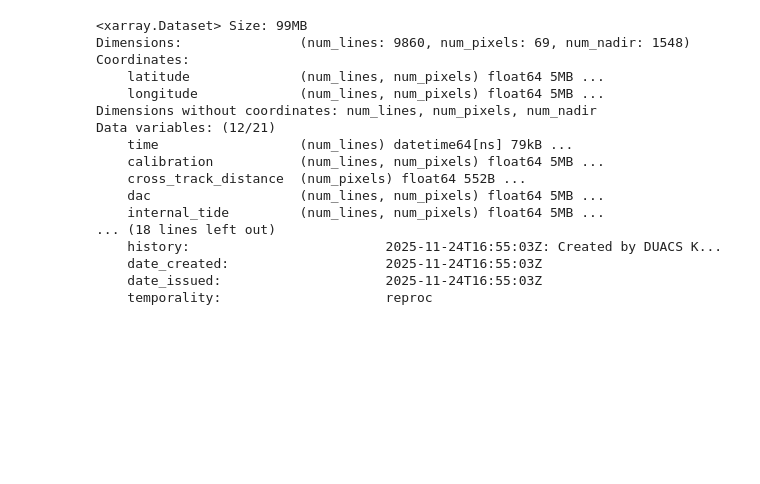
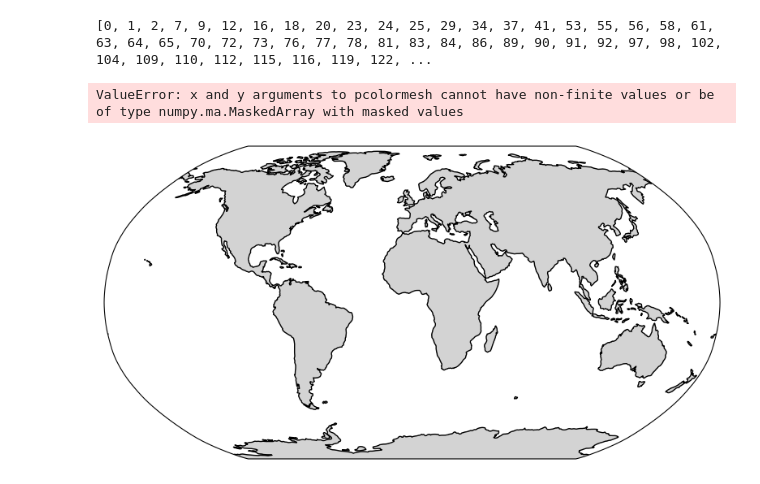
Before and after one commit to zsk4/SWOT_Global_Tides, a Jupyter notebook: SWOT_Tides_Test.ipynb, the cells around one changed output. Drawn from its saved outputs; the diff is of its cells as text; code cells hidden in the pictures; blank space fills up the shorter version.

```diff
--- a/SWOT_Tides_Test.ipynb
+++ b/SWOT_Tides_Test.ipynb
@@ -10,9 +10,18 @@ cycles, clean, and calculate tides in an harmonic inversion.
 
 # Imports
 import altimetry_downloader_aviso
+from concurrent.futures import ThreadPoolExecutor
 from pathlib import Path
 import xarray as xr
 import matplotlib.pyplot as plt
 from cartopy import crs as ccrs
+import cartopy.feature as cfeature
+import numpy as np
+from utide import solve
+import matplotlib.dates as mdates
+from joblib import Parallel, delayed
+
+output_dir = "./_Data/Test_four"
+full_dir = "./_Data/Test_full"
 # %%
 # Download SWOT
@@ -39,3 +61,31 @@ altimetry_downloader_aviso.get("SWOT_L3_LR_SSH_Expert", output_dir=output_dir, c
+# %%
+bad = [i for i, df in enumerate(data_df)
+       if np.ptp(((df['longitude'] + 180) % 360 - 180).values) > 180]
+print(bad)
+# %% [output]
+[0, 1, 2, 7, 9, 12, 16, 18, 20, 23, 24, 25, 29, 34, 37, 41, 53, 55, 56, 58, 61, 63, 64, 65, 70, 72, 73, 76, 77, 78, 81, 83, 84, 86, 89, 90, 91, 92, 97, 98, 102, 104, 109, 110, 112, 115, 116, 119, 122, ...
+# %%
+fig, ax = plt.subplots(figsize=(10, 5),subplot_kw={'projection': ccrs.Robinson()})
+# Add grey continents using cfeature
+for df in data_df[::5]:
+    cb = ax.pcolormesh(df['longitude'], df['latitude'], df['ssha_filtered'], shading='auto',transform=ccrs.PlateCarree(), cmap='seismic', alpha=1, vmin=-1, vmax=1)
+# Add coastlines
+ax.set_facecolor('white')
+ax.add_feature(
+    cfeature.LAND,
+    facecolor='lightgray',
+    edgecolor='gray',
+    linewidth=0.3,
+    zorder=0
+)
+ax.coastlines()
+#ax.set_extent([-5, 0, 60, 65], crs=ccrs.PlateCarree())
+ax.set_extent([-180, 180, -90, 90], crs=ccrs.PlateCarree())
+# Add colorbar
+cbar = plt.colorbar(cb, ax=ax, orientation='horizontal', pad=0.05,extend='both', label='SSH Anomaly [m]')
+# %% [output]
+ValueError: x and y arguments to pcolormesh cannot have non-finite values or be of type numpy.ma.MaskedArray with masked values
+[figure, added]
 # %%
 # Load and inspect data
 # Plot 1st cycle on map
@@ -44,21 +94 @@ data_paths = Path(output_dir).glob("SWOT_L3_LR_SSH_Expert_001*.nc")
 data_df = [xr.open_dataset(path) for path in data_paths]
-# %%
-data_df[0]
-# %% [output]
-<xarray.Dataset> Size: 99MB
-Dimensions:               (num_lines: 9860, num_pixels: 69, num_nadir: 1548)
-Coordinates:
-    latitude              (num_lines, num_pixels) float64 5MB ...
-    longitude             (num_lines, num_pixels) float64 5MB ...
-Dimensions without coordinates: num_lines, num_pixels, num_nadir
-Data variables: (12/21)
-    time                  (num_lines) datetime64[ns] 79kB ...
-    calibration           (num_lines, num_pixels) float64 5MB ...
-    cross_track_distance  (num_pixels) float64 552B ...
-    dac                   (num_lines, num_pixels) float64 5MB ...
-    internal_tide         (num_lines, num_pixels) float64 5MB ...
-... (18 lines left out)
-    history:                         2025-11-24T16:55:03Z: Created by DUACS K...
-    date_created:                    2025-11-24T16:55:03Z
-    date_issued:                     2025-11-24T16:55:03Z
-    temporality:                     reproc
```
Also changed, not shown: parts of 16 cells of this notebook, 2 other files.
